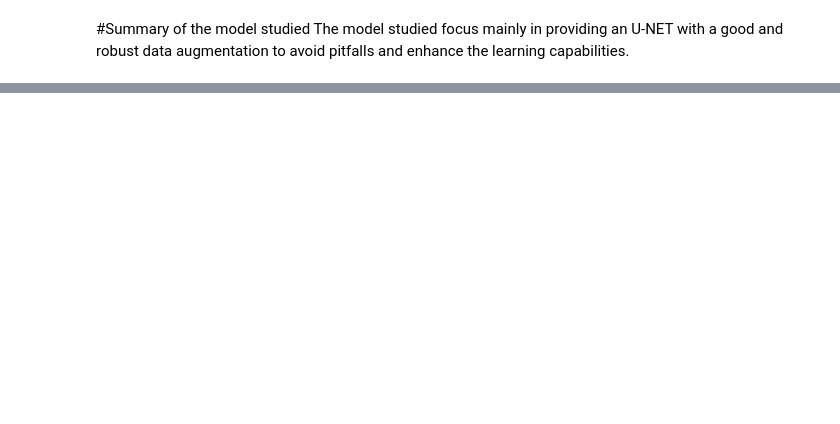
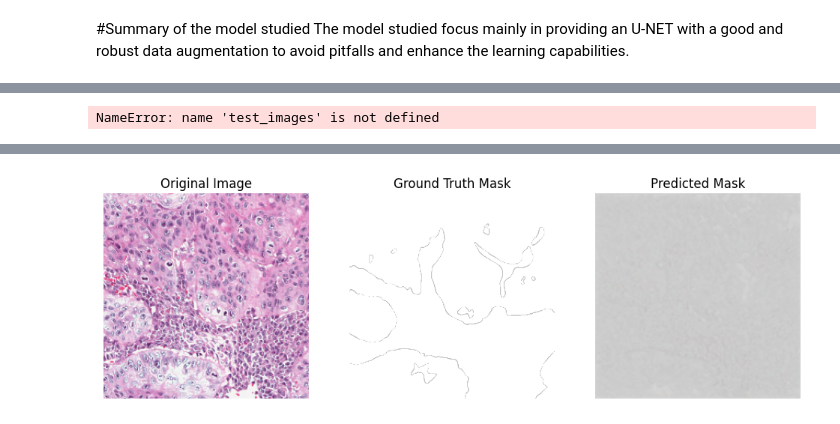
Before and after one commit to Gabril0/CNN, a Jupyter notebook: Attention_UNET_Oral_Cancer.ipynb, the cells around one changed output, grey strips where cells are left out. Drawn from its saved outputs; the diff is of its cells as text; code cells hidden in the pictures; blank space fills up the shorter version.

```diff
--- a/Attention_UNET_Oral_Cancer.ipynb
+++ b/Attention_UNET_Oral_Cancer.ipynb
@@ -179,0 +341,20 @@ KeyboardInterrupt:
+# %%
+#training
+model.compile(optimizer="adam", loss="binary_crossentropy", metrics=["accuracy"])
+
+
+#test_images = np.squeeze(test_images)
+#test_masks = np.squeeze(test_masks)
+#print("Updated Test images shape:", test_images.shape)
+#print("Updated Test masks shape:", test_masks.shape)
+
+augmented_images = np.array(augmented_images)
+augmented_masks = np.array(augmented_masks)
+test_array = np.array(test_array)
+test_mask_array = np.array(test_mask_array)
+
+history = model.fit(augmented_images,
+                    augmented_masks,
+                    validation_data=(test_array, test_mask_array),
+                    epochs=15,
+                    batch_size=8)
@@ -179,0 +379,38 @@ KeyboardInterrupt:
+# %%
+#evaluate the model
+loss, accuracy = model.evaluate(test_array, test_mask_array)
+print("Test Loss:", loss)
+print("Test Accuracy:", accuracy)
+# %% [output]
+NameError: name 'test_images' is not defined
+# %%
+#testing
+import matplotlib.pyplot as plt
+
+image_index = 4
+test_image = test_array[image_index]
+test_mask = test_mask_array[image_index]
+
+test_image = np.expand_dims(test_image, axis=0)
+
+predicted_mask = model.predict(test_image)
+
+plt.figure(figsize=(12, 6))
+
+plt.subplot(1, 3, 1)
+plt.imshow(test_image.squeeze(), cmap='gray')
+plt.axis('off')
+plt.title('Original Image')
+
+plt.subplot(1, 3, 2)
+plt.imshow(test_mask.squeeze(), cmap='gray')
+plt.axis('off')
+plt.title('Ground Truth Mask')
+
+plt.subplot(1, 3, 3)
+plt.imshow(predicted_mask.squeeze(), cmap='gray')
+plt.axis('off')
+plt.title('Predicted Mask')
+
+plt.show()
+# %% [output]
@@ -179,0 +418 @@ KeyboardInterrupt:
+[figure, added]
```
Also changed, not shown: parts of 14 cells of this notebook.
